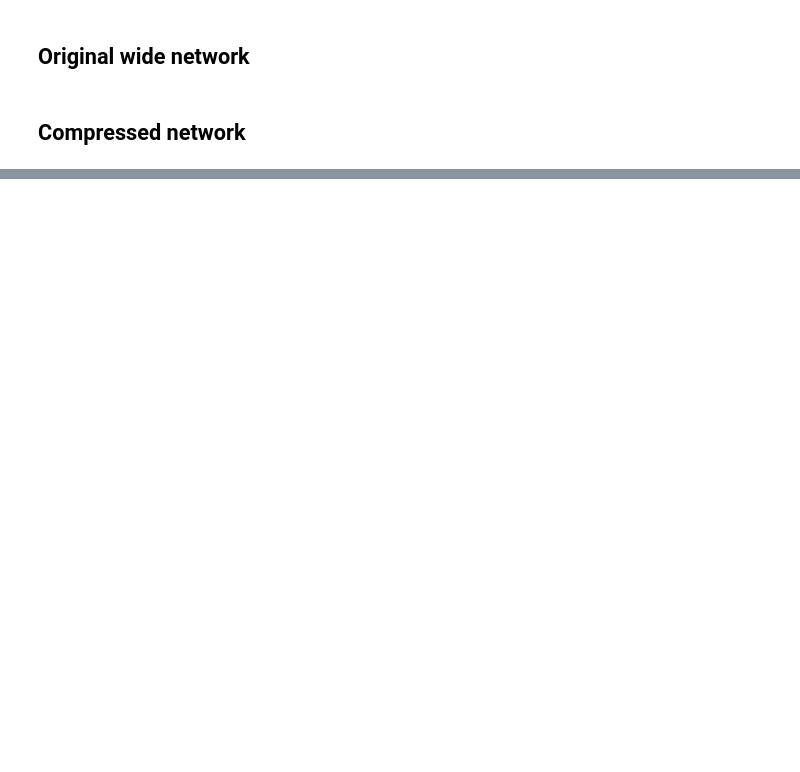
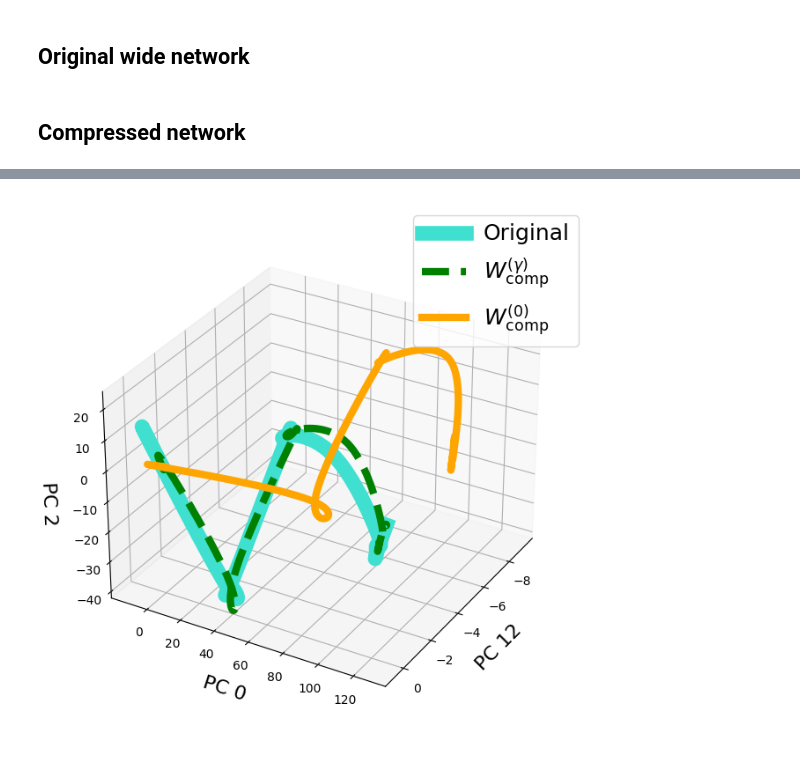
Before and after one commit to cjyaras/law-of-parsimony, a Jupyter notebook: fig_equiv_traj_mc.ipynb, the cells around one changed output, grey strips where cells are left out. Drawn from its saved outputs; the diff is of its cells as text; code cells hidden in the pictures; blank space fills up the shorter version.

```diff
--- a/fig_equiv_traj_mc.ipynb
+++ b/fig_equiv_traj_mc.ipynb
@@ -47,10 +48,10 @@ init_weights = init_net_orth(
 )
 
 step_size = 5e3
-n_outer_loops = 5000
+n_outer_loops = 1700
 n_inner_loops = 100
 # %%
-tol = 1e-10
+tol = 1e-9
 orig_step_size = step_size
 orig_result = train(
     init_weights=init_weights,
@@ -96,9 +97,9 @@ comp_result = train(
     test_e2e_loss_fn=test_e2e_loss_fn
 )
 # %%
-orig_weights = orig_result['weights']
-comp_weights = comp_result['weights']
-no_dlr_weights = no_dlr_result['weights'][:300]
-orig_end_to_end = [compute_end_to_end(w).reshape(-1) for w in orig_weights]
-comp_end_to_end = [compute_end_to_end(w).reshape(-1) for w in comp_weights]
-no_dlr_end_to_end = [compute_end_to_end(w).reshape(-1) for w in no_dlr_weights]
+orig_weights = orig_result['weights'][-14:]
+comp_weights = comp_result['weights'][-30:]
+no_dlr_weights = no_dlr_result['weights'][170:200]
+orig_end_to_end = jnp.array([compute_end_to_end(w).reshape(-1) for w in orig_weights]).T
+comp_end_to_end = jnp.array([compute_end_to_end(w).reshape(-1) for w in comp_weights]).T
+no_dlr_end_to_end = jnp.array([compute_end_to_end(w).reshape(-1) for w in no_dlr_weights]).T
@@ -151,0 +106,30 @@ plt.savefig('figs/equiv_traj_mc.png', dpi=300, bbox_inches='tight')
+# %%
+A = svd(orig_end_to_end, full_matrices=False)[0][:, [12, 0, 2]].T
+red_orig_end_to_end = jnp.array([A @ orig_end_to_end[:, i] for i in range(orig_end_to_end.shape[1])])
+red_comp_end_to_end = jnp.array([A @ comp_end_to_end[:, i] for i in range(comp_end_to_end.shape[1])])
+red_no_dlr_end_to_end = jnp.array([A @ no_dlr_end_to_end[:, i] for i in range(no_dlr_end_to_end.shape[1])])
+red_orig_end_to_end = interpolate_points(red_orig_end_to_end)
+red_comp_end_to_end = interpolate_points(red_comp_end_to_end)
+red_no_dlr_end_to_end = interpolate_points(red_no_dlr_end_to_end)
+# %%
+fig = plt.figure(figsize=(8, 8))
+
+ax = fig.add_subplot(projection='3d')
+ax.plot(red_orig_end_to_end[:, 0], red_orig_end_to_end[:, 1], red_orig_end_to_end[:, 2], linewidth=12, c='turquoise', linestyle='solid', label='Original')
+ax.plot(red_comp_end_to_end[:, 0], red_comp_end_to_end[:, 1], red_comp_end_to_end[:, 2], linewidth=6, c='green', linestyle='dashed', label=r'$W^{(\gamma)}_{\mathrm{comp}}$')
+ax.plot(red_no_dlr_end_to_end[:, 0], red_no_dlr_end_to_end[:, 1], red_no_dlr_end_to_end[:, 2], linewidth=6, c='orange', linestyle='solid', label=r'$W^{(0)}_{\mathrm{comp}}$')
+elev = 30
+azim = 30
+roll = 0
+
+ax.legend(fontsize=18)
+ax.set_box_aspect(None, zoom=0.9)
+
+ax.set_xlabel('\nPC 12', fontsize=16)
+ax.set_ylabel('\nPC 0', fontsize=16)
+ax.set_zlabel('\nPC 2', fontsize=16)
+ax.view_init(elev, azim, roll)
+
+plt.savefig('figs/equiv_traj_mc_left.png', dpi=300, bbox_inches='tight')
+# %% [output]
+[figure, added]
```
Also changed, not shown: parts of 8 cells of this notebook, 5 other files.
